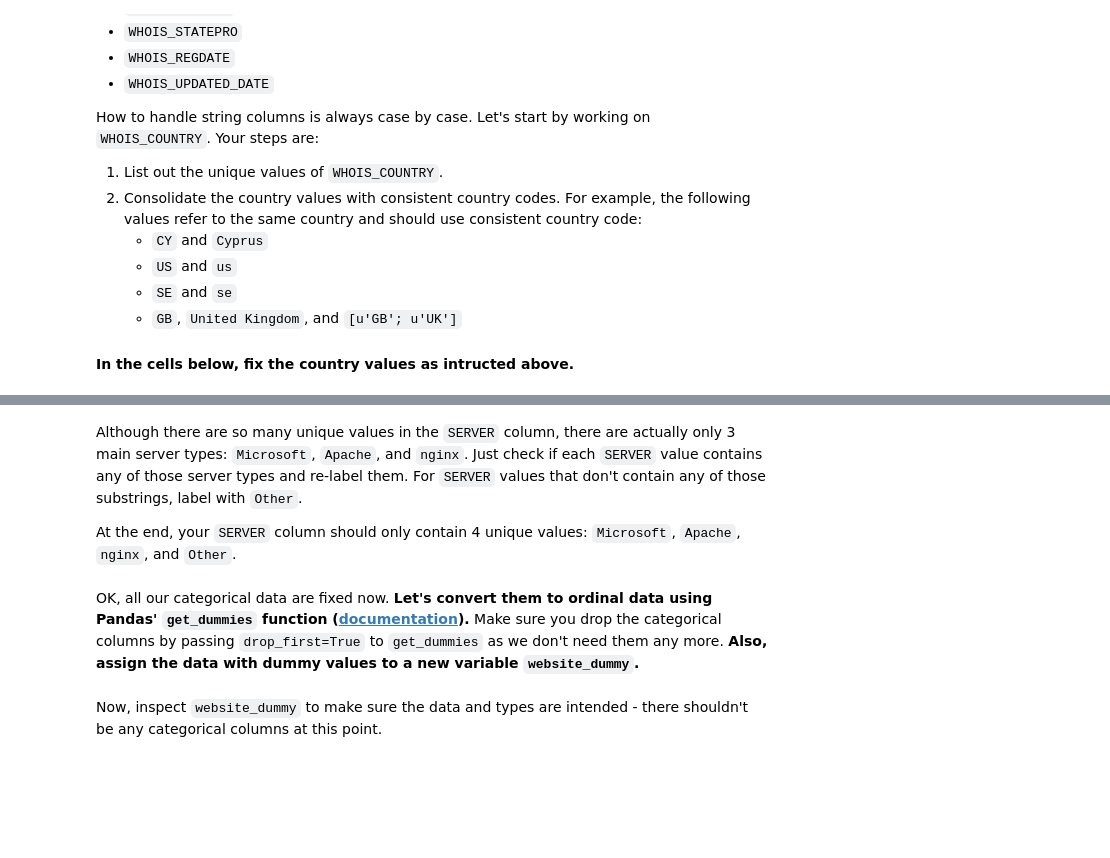
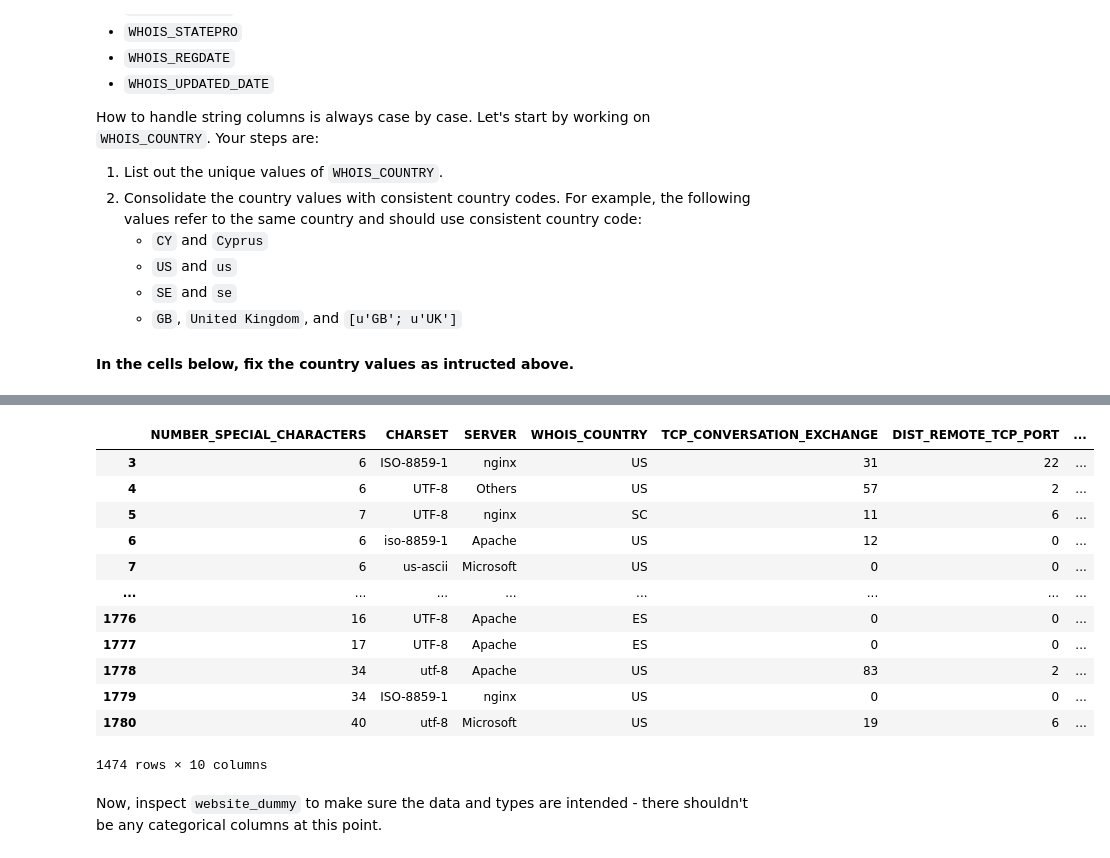
Before and after one commit to ta-data-bcn/lab-supervised-learning, a Jupyter notebook: your-code/main.ipynb, the cells around one changed output, grey strips where cells are left out. Drawn from its saved outputs; the diff is of its cells as text; code cells hidden in the pictures; blank space fills up the shorter version.

```diff
--- a/your-code/main.ipynb
+++ b/your-code/main.ipynb
@@ -306,4 +397,0 @@ Now print the `dtypes` of the data again. Besides `WHOIS_COUNTRY` which we alrea
-# %% [markdown]
-Although there are so many unique values in the `SERVER` column, there are actually only 3 main server types: `Microsoft`, `Apache`, and `nginx`. Just check if each `SERVER` value contains any of those server types and re-label them. For `SERVER` values that don't contain any of those substrings, label with `Other`.
-
-At the end, your `SERVER` column should only contain 4 unique values: `Microsoft`, `Apache`, `nginx`, and `Other`.
@@ -314,2 +397,0 @@ At the end, your `SERVER` column should only contain 4 unique values: `Microsoft
-# %% [markdown]
-OK, all our categorical data are fixed now. **Let's convert them to ordinal data using Pandas' `get_dummies` function ([documentation](https://pandas.pydata.org/pandas-docs/stable/generated/pandas.get_dummies.html)).** Make sure you drop the categorical columns by passing `drop_first=True` to `get_dummies` as we don't need them any more. **Also, assign the data with dummy values to a new variable `website_dummy`.**
@@ -317,0 +398,16 @@ OK, all our categorical data are fixed now. **Let's convert them to ordinal data
+# %%
+websites_cleaned
+# %% [output]
+|  | NUMBER_SPECIAL_CHARACTERS | CHARSET | SERVER | WHOIS_COUNTRY | TCP_CONVERSATION_EXCHANGE | DIST_REMOTE_TCP_PORT | ... |
+| 3 | 6 | ISO-8859-1 | nginx | US | 31 | 22 | ... |
+| 4 | 6 | UTF-8 | Others | US | 57 | 2 | ... |
+| 5 | 7 | UTF-8 | nginx | SC | 11 | 6 | ... |
+| 6 | 6 | iso-8859-1 | Apache | US | 12 | 0 | ... |
+| 7 | 6 | us-ascii | Microsoft | US | 0 | 0 | ... |
+| ... | ... | ... | ... | ... | ... | ... | ... |
+| 1776 | 16 | UTF-8 | Apache | ES | 0 | 0 | ... |
+| 1777 | 17 | UTF-8 | Apache | ES | 0 | 0 | ... |
+| 1778 | 34 | utf-8 | Apache | US | 83 | 2 | ... |
+| 1779 | 34 | ISO-8859-1 | nginx | US | 0 | 0 | ... |
+| 1780 | 40 | utf-8 | Microsoft | US | 19 | 6 | ... |
+1474 rows × 10 columns
```
Also changed, not shown: parts of 68 cells of this notebook.
